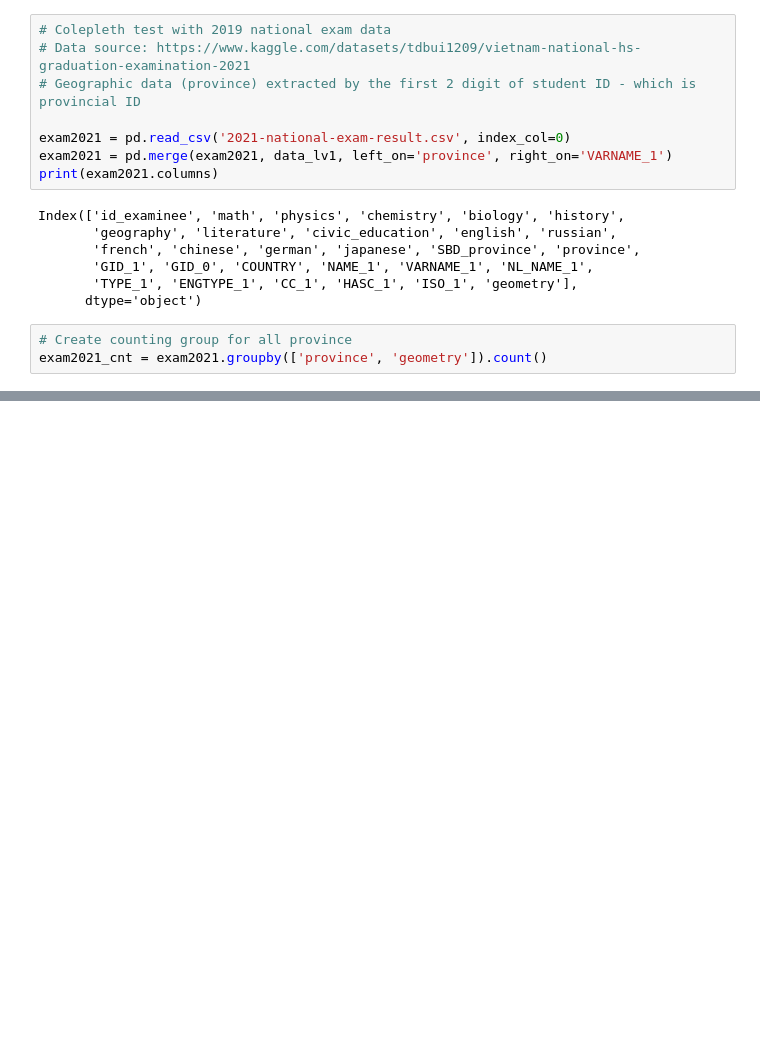
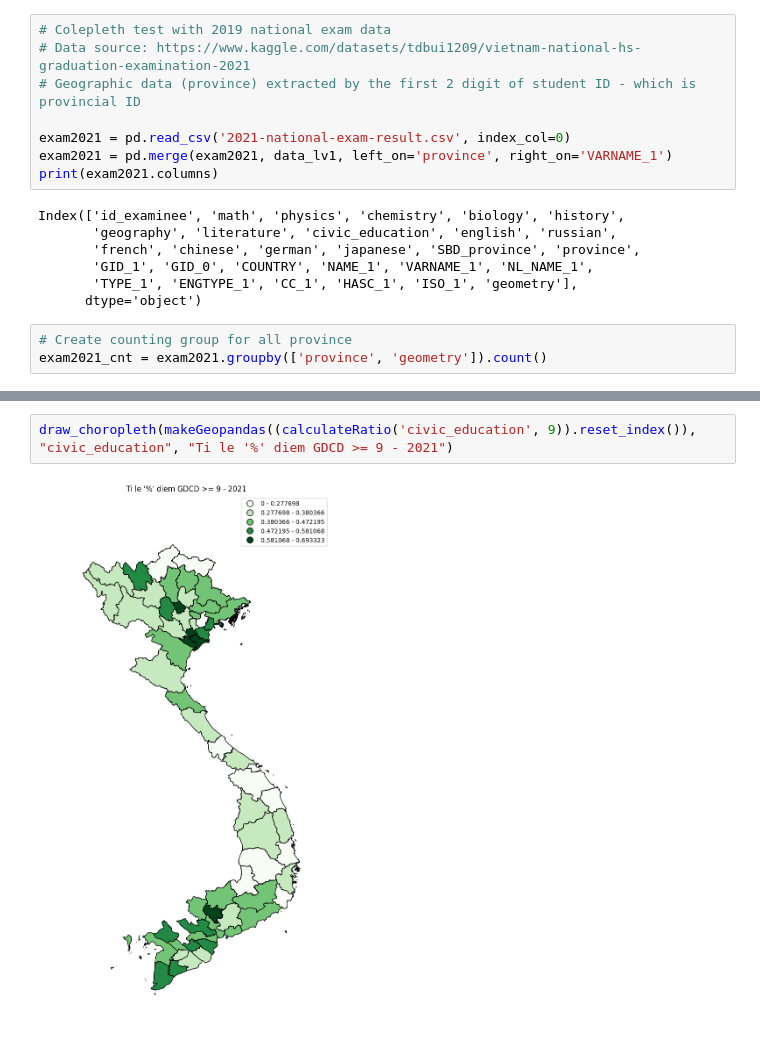
Before and after one commit to amezaikupan/2024_VIETNAM_MAP_PLOT_PROJECT, a Jupyter notebook: app_choropleth_national_exam_2021.ipynb, the cells around one changed output, grey strips where cells are left out. Saved outputs shown, nothing was run; the diff lists cells and outputs as text; blank space fills up the shorter version.

```diff
--- a/app_choropleth_national_exam_2021.ipynb
+++ b/app_choropleth_national_exam_2021.ipynb
@@ -181,0 +188,4 @@ draw_choropleth(makeGeopandas((calculateRatio('english')).reset_index()), "engli
+# %%
+draw_choropleth(makeGeopandas((calculateRatio('civic_education', 9)).reset_index()), "civic_education", "Ti le '%' diem GDCD >= 9 - 2021")
+# %% [output]
+[figure, added]
```
Also changed, not shown: parts of 5 cells of this notebook.
